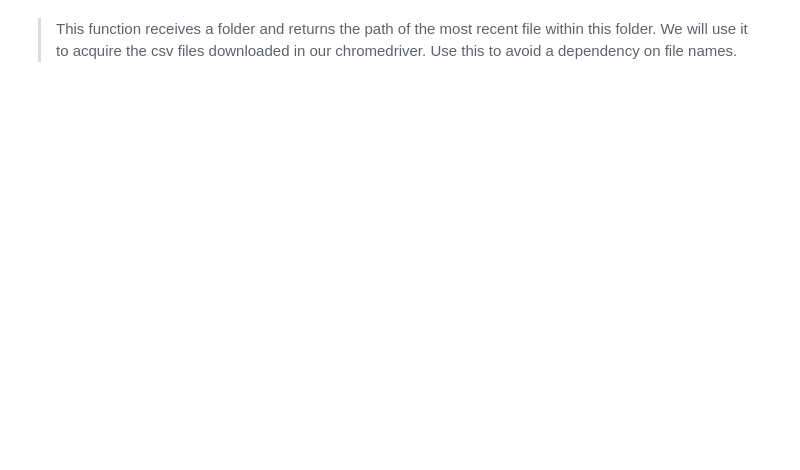
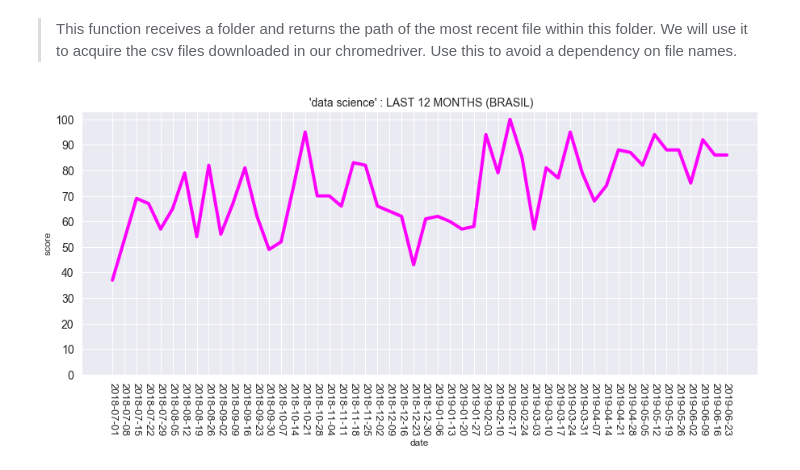
Before and after one commit to edwardmartinsjr/google-trends-scrapper, a Jupyter notebook: Google Trends Scrapper.ipynb, the cells around one changed output. Cells and saved outputs as stored; diff of their text form; code cells hidden in the pictures; blank space fills up the shorter version.

Commit message:
plot timeline

```diff
--- a/Google Trends Scrapper.ipynb
+++ b/Google Trends Scrapper.ipynb
@@ -60,7 +66,7 @@ def recent_file(path):
 # %%
-# plot trend line
+# plot time line
 def plot(df , op , inquiry):
-    df.dropna(inplace=True) # delete missing data in the dataframe
+    df.dropna(inplace=True) # delete missing date in the dataframe
 
     if op=='geo':
         df.score=df.score.astype(np.int32) # change the type of the variable score to int
@@ -76,11 +82,11 @@ def plot(df , op , inquiry):
         df.score=df.score.astype(np.int32) # change the type of the variable score to int
 
         plt.figure(figsize=(15,6))
-        g=sns.lineplot(x='data', y='score', data=df , color='magenta', lw=4)
-        g.set_xticklabels(df.data, rotation=270, fontsize=13 )
+        g=sns.lineplot(x='date', y='score', data=df , color='magenta', lw=4)
+        g.set_xticklabels(df.date, rotation=270, fontsize=13 )
         g.set_yticklabels(range(0,101,10),fontsize=14 )
         g.set_yticks(range(0,101,10))
-        g.set_title(" '{}' : LAST 12 MONTHS (BRASIL)".format(pesquisa), fontsize=14);
+        g.set_title(" '{}' : LAST 12 MONTHS (BRASIL)".format(inquiry), fontsize=14);
 
     else:
         print("invalid option... \n")
@@ -97,13 +103,45 @@ driver.get('https://trends.google.com.br/trends/?geo=BR')
 # Use 'Sleep' to prevent our program from executing the next statement without first loading the contents of the pag
 time.sleep(0.5)
 # %%
-#request the term to be searched
+# request the term to be searched
 try:
     # search request
-    driver.get('https://trends.google.com.br/trends/explore?geo=BR&q={}'.format(termo))
+    driver.get('https://trends.google.com.br/trends/explore?geo=BR&q={}'.format(term))
+
     # wait the page load
     time.sleep(1)
 
 except Exception as e:
     print(e)
     pass
+# %%
+# plot response (csv)
+try:
+    # act the download event
+    first_button = driver.find_elements_by_xpath("""//*[@class="widget-actions-item export"]""")[0]
+    first_button.click()
+
+    # wait for the .csv file download
+    time.sleep(1)
+
+    # persist the most recent file to the folder 'Downloads'
+    csv1 = recent_file(download_path)
+
+    # instanciate the 1st csv the most recent csv path
+    DF_TIMELINE = pd.read_csv(csv1, names=['Semana','data science']).iloc[2:].reset_index(drop=True)
+
+    DF_TIMELINE.columns = DF_TIMELINE.columns.str.replace('data science','score')
+    DF_TIMELINE.columns = DF_TIMELINE.columns.str.replace('Semana','date')
+
+    # plot timeline (last 12 months, by default)
+    if DF_TIMELINE.shape[0] != 0:
+        plot(DF_TIMELINE,'timeline',inquiry)
+
+    else:
+        print("INSUFFICIENT DATA \n")
+
+except Exception as e:
+    print(e)
+    pass
+# %% [output]
+[figure, added]
```
Also changed, not shown: parts of 4 cells of this notebook.
